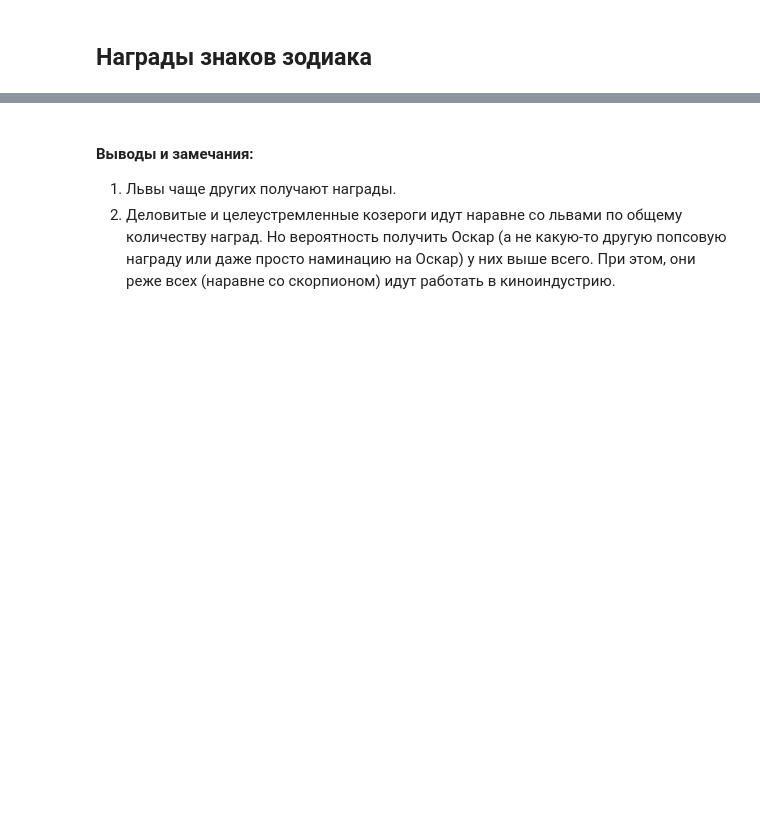
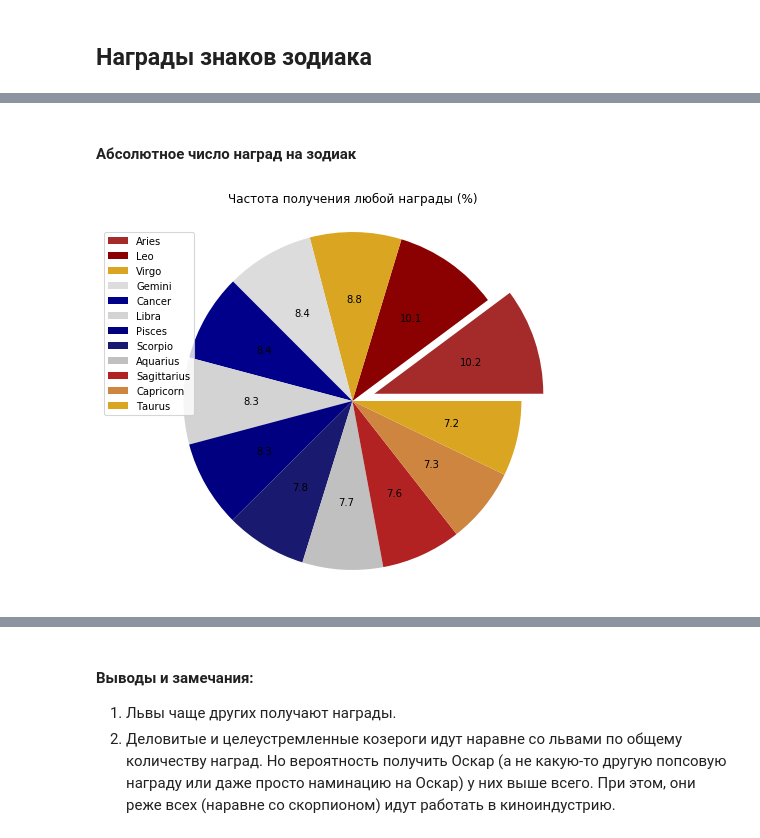
Before and after one commit to Anonymous469994/celebrity_zodiak, a Jupyter notebook: 3_DM_EDA.ipynb, the cells around one changed output, grey strips where cells are left out. Saved outputs shown, nothing was run; the diff lists cells and outputs as text; code cells hidden in the pictures; blank space fills up the shorter version.

```diff
--- a/3_DM_EDA.ipynb
+++ b/3_DM_EDA.ipynb
@@ -1150,8 +602,2 @@ temp_df['join_hght'].value_counts().sort_index().plot.bar()
 # %% [markdown]
 ## Награды знаков зодиака
-# %%
-fig = plt.figure(figsize= (14,5))
-
-df['awards'] = df['awards'].astype(bool).astype(int)
-# (df.groupby(by=['zodiac'])['awards'].sum() / df.groupby(by=['zodiac'])['awards'].count()).plot.line()
-(df.groupby(by=['zodiac'])['awards'].sum() / df.groupby(by=['zodiac'])['awards'].count() - 0.2).plot.bar()
@@ -1163,6 +603,0 @@ df['awards'] = df['awards'].astype(bool).astype(int)
-# %%
-fig = plt.figure(figsize= (14,5))
-
-df['awards'] = df['awards'].astype(bool).astype(int)
-# (df.groupby(by=['zodiac'])['awards'].sum() / df.groupby(by=['zodiac'])['awards'].count()).plot.line()
-(df.groupby(by=['element'])['awards'].sum() / df.groupby(by=['element'])['awards'].count() - 0.0).plot.bar()
@@ -1212,0 +646,17 @@ df['have_oscar_or_nom_oscar'] = (df['nom_oscar'] + df['oscar']).astype(bool).ast
+# %% [markdown]
+#### Абсолютное число наград на зодиак
+# %%
+lft_tmp = df[df['male'] == 0].groupby(by=['zodiac'])['awards'].sum()
+rgt_tmp = df[df['male'] == 1].groupby(by=['zodiac'])['awards'].sum()
+temp_df = pd.merge(lft_tmp,rgt_tmp, left_index=True, right_index=True)
+rgt_tmp = df.groupby(by=['zodiac'])['awards'].sum()
+temp_df = pd.merge(temp_df,rgt_tmp, left_index=True, right_index=True)
+temp_df = temp_df.sort_values('awards', ascending=False)
+
+pies_names = ['Частота получения любой награды (%)'.format(p)]
+data_names = [temp_df.index]
+data_color = [map(mzl.zod_color.get, temp_df.index)]
+data_values = [temp_df.awards]
+mzl.draw_pies(data_names, data_values, pies_names=pies_names, data_color=data_color)
+# %% [output]
+[figure, added]
```
Also changed, not shown: parts of 121 cells of this notebook, 2 other files.
